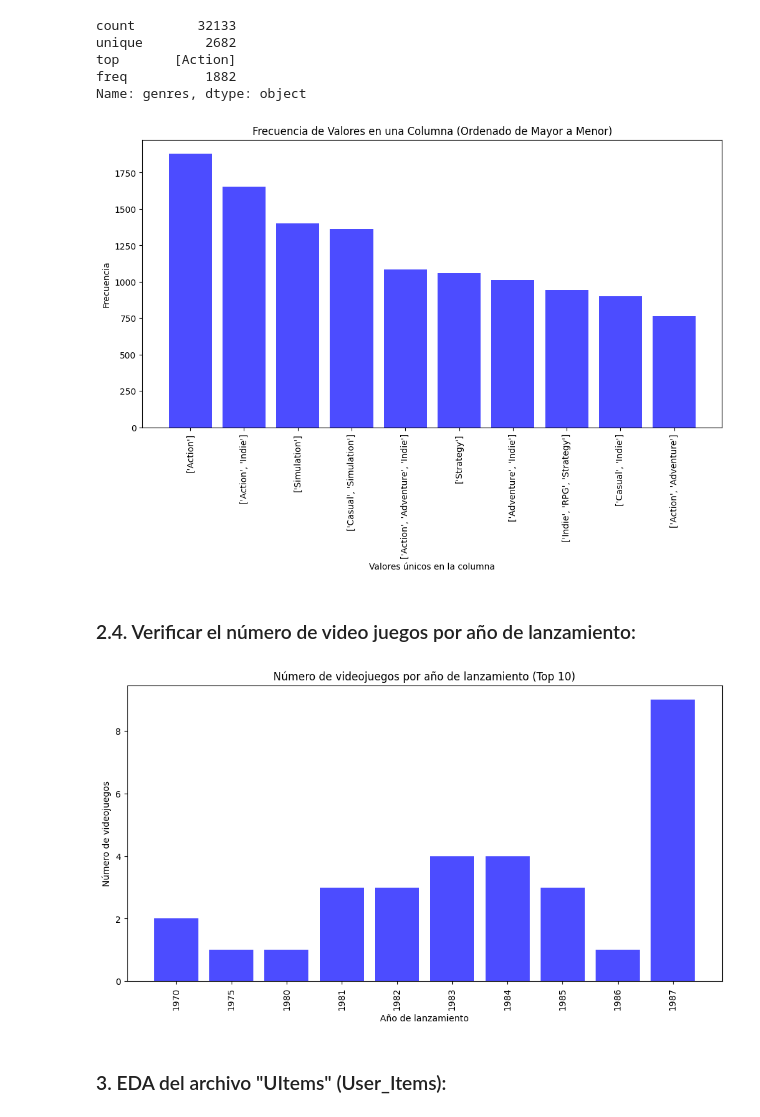
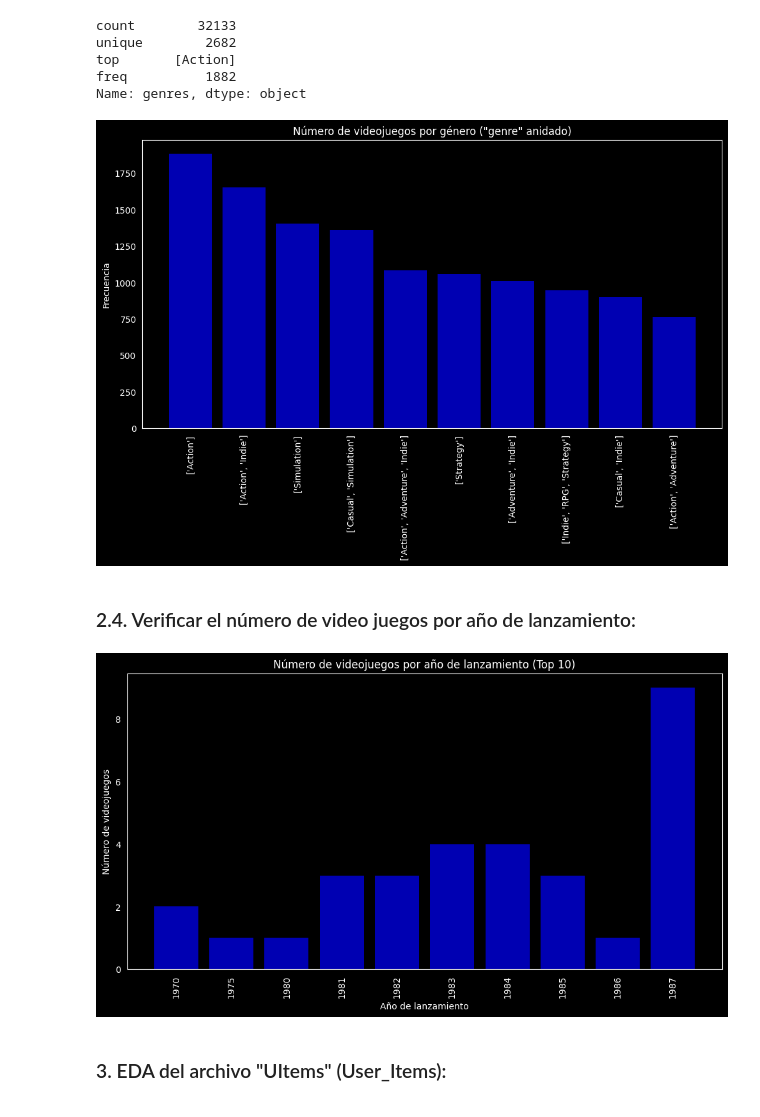
Before and after one commit to LDavidRojasD/MLOps_SteamGames_Proy1, a Jupyter notebook: 3. EDA_Datos_Limpios.ipynb, the cells around one changed output. Drawn from its saved outputs; the diff is of its cells as text; code cells hidden in the pictures.

```diff
--- a/3. EDA_Datos_Limpios.ipynb
+++ b/3. EDA_Datos_Limpios.ipynb
@@ -281,22 +300,36 @@ freq          1882
 Name: genres, dtype: object
 # %%
 
-# Reemplaza 'genres' con el nombre de tu columna real
 SGames_CD['genres'] = SGames_CD['genres'].astype(str)
 
 # Obtener la frecuencia de cada valor en la columna
 frecuencia_columna = SGames_CD['genres'].value_counts().head(10)
 
 # Crear el gráfico de barras
-plt.figure(figsize=(12, 6))
-plt.bar(frecuencia_columna.index, frecuencia_columna, color='b', alpha=0.7)
-plt.xlabel('Valores únicos en la columna')
-plt.ylabel('Frecuencia')
-plt.title('Frecuencia de Valores en una Columna (Ordenado de Mayor a Menor)')
-plt.xticks(rotation='vertical')  # Rotar las etiquetas del eje x en forma vertical
+plt.figure(figsize=(12, 6),facecolor='black')
+plt.bar(frecuencia_columna.index, frecuencia_columna, color='blue', alpha=0.7)
+
+# Configuraciones adicionales para personalizar el gráfico
+plt.ylabel('Frecuencia', color='white')
+plt.title('Número de videojuegos por género ("genre" anidado)', color='white')
+plt.xticks(rotation='vertical', color='white')  # Rotar las etiquetas del eje x en forma vertical y configurar el color blanco
+
+# Configurar el fondo negro
+plt.gca().set_facecolor('black')
+
+# Configurar el color de las líneas de los ejes
+plt.gca().spines['bottom'].set_color('white')
+plt.gca().spines['top'].set_color('white')
+plt.gca().spines['right'].set_color('white')
+plt.gca().spines['left'].set_color('white')
+
+# Configurar el color de las etiquetas y ticks del eje y
+plt.yticks(color='white')
+
+# Mostrar el gráfico
 plt.show()
 # %% [output]
-[figure, old version]
+[figure, new version]
 # %% [markdown]
 ### 2.4. Verificar el número de video juegos por año de lanzamiento:
 # %%
@@ -313,16 +346,30 @@ SGames_CD_filtered = SGames_CD[SGames_CD['release_year'] != '0']
 # Obtener la frecuencia de cada valor en la columna y ordenar de menor a mayor año
 frecuencia_columna = SGames_CD_filtered['release_year'].value_counts().sort_index().head(10)
 
+
 # Crear el gráfico de barras
-plt.figure(figsize=(12, 6))
+plt.figure(figsize=(12, 6),facecolor='black')
+
+# Configurar el fondo negro
+plt.gca().set_facecolor('black')
+
+# Configurar el color de las líneas de los ejes
+plt.gca().spines['bottom'].set_color('white')
+plt.gca().spines['top'].set_color('white')
+plt.gca().spines['right'].set_color('white')
+plt.gca().spines['left'].set_color('white')
+
+# Configurar el color de las etiquetas y ticks del eje y
+plt.yticks(color='white')
+
 plt.bar(frecuencia_columna.index, frecuencia_columna, color='b', alpha=0.7)
-plt.xlabel('Año de lanzamiento')
-plt.ylabel('Número de videojuegos')
-plt.title('Número de videojuegos por año de lanzamiento (Top 10)')
-plt.xticks(rotation='vertical')  # Rotar las etiquetas del eje x en forma vertical
+plt.xlabel('Año de lanzamiento',color='white')
+plt.ylabel('Número de videojuegos',color='white')
+plt.title('Número de videojuegos por año de lanzamiento (Top 10)',color='white')
+plt.xticks(rotation='vertical', color='white')  # Rotar las etiquetas del eje x en forma vertical
 plt.show()
 # %% [output]
-[figure, old version]
+[figure, new version]
 # %% [markdown]
 ### 3. EDA del archivo "UItems" (User_Items):
 # %% [markdown]
```
Also changed, not shown: parts of 4 cells of this notebook, 3 other files.
